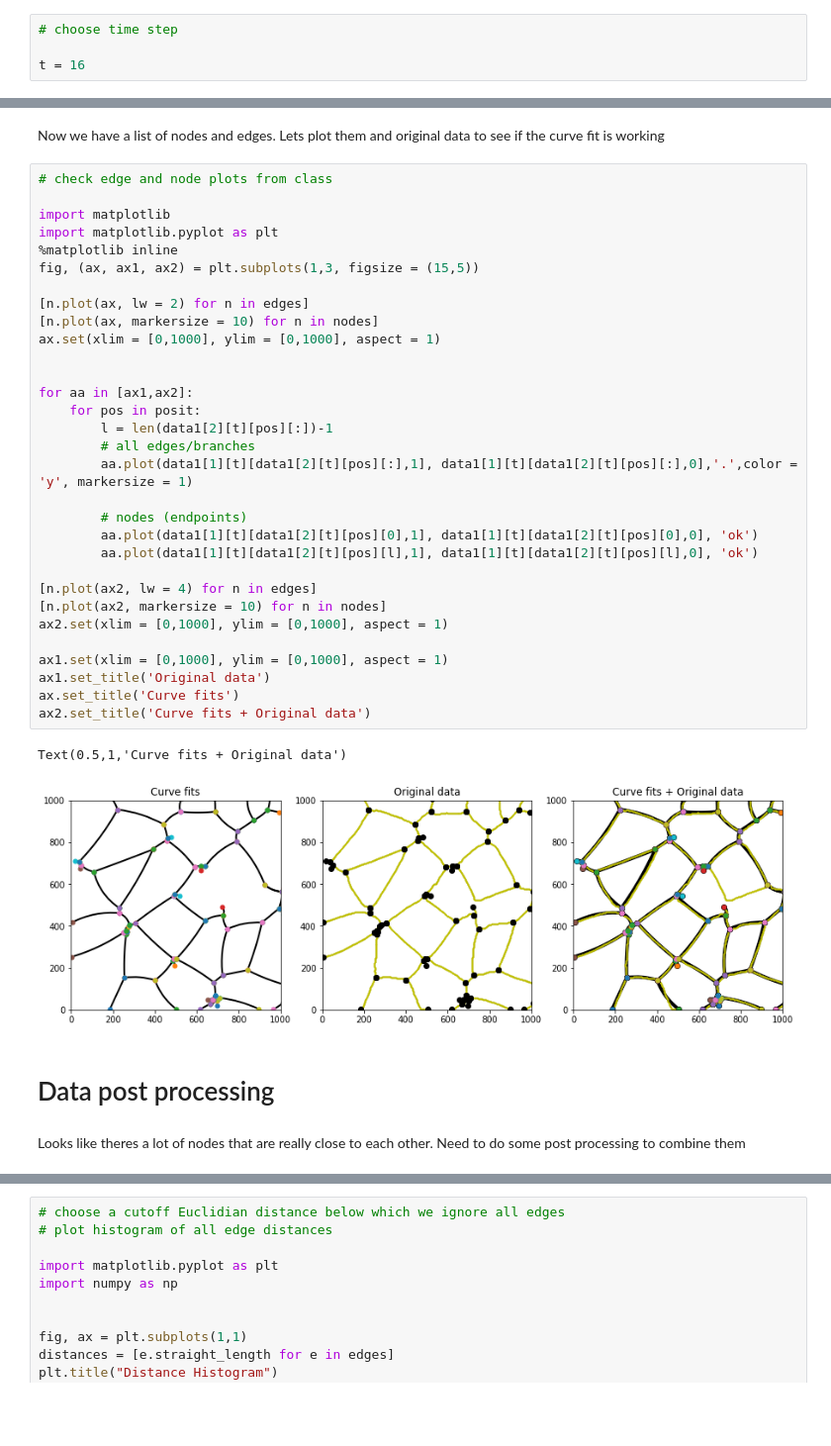
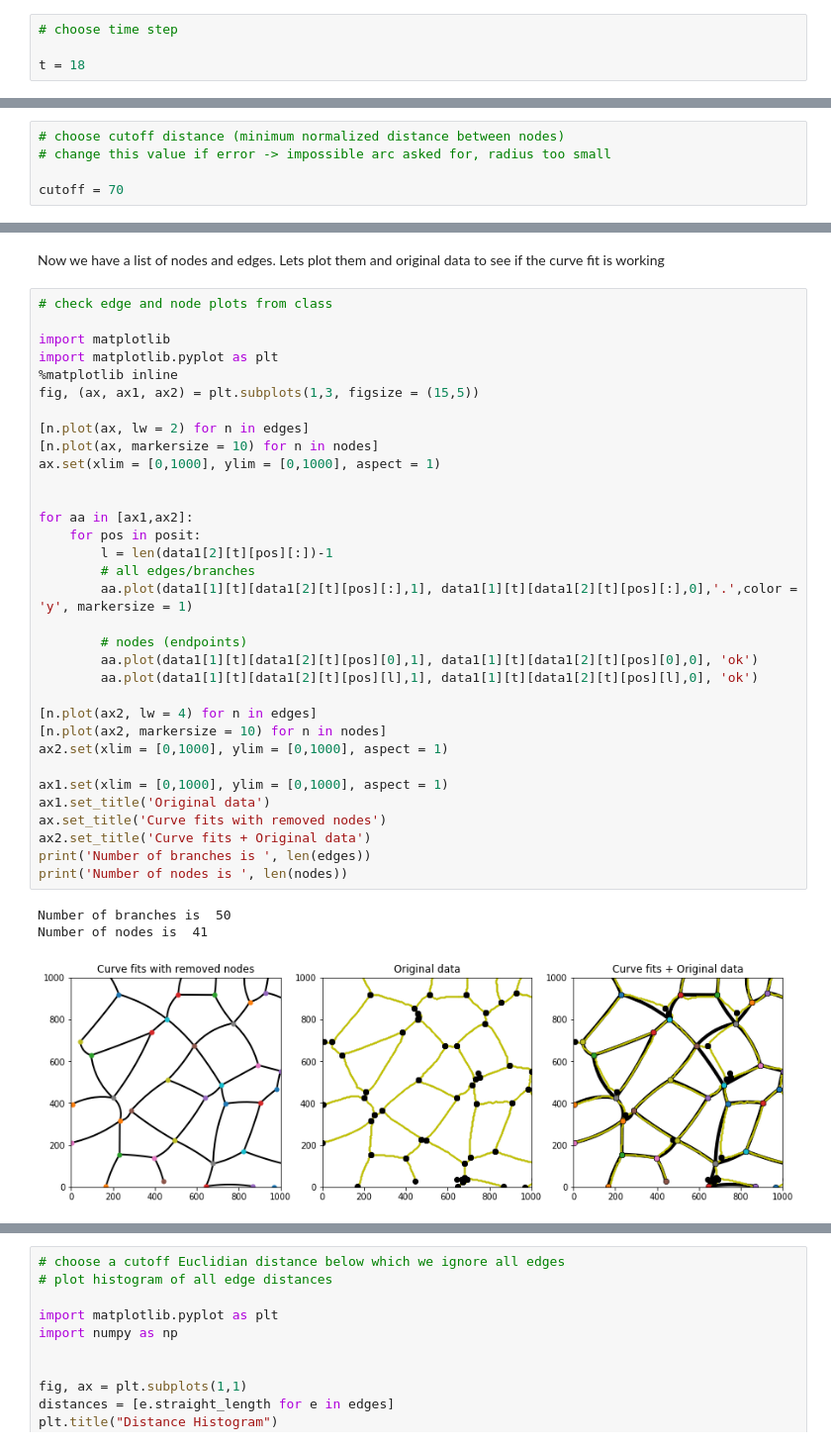
Before and after one commit to AllenCellModeling/DLITE, a Jupyter notebook: notebooks/Z01 load test1.ipynb, the cells around one changed output, grey strips where cells are left out. Shown at 99% size. Cells and saved outputs as stored; diff of their text form; blank space fills up the shorter version.

```diff
--- a/notebooks/Z01 load test1.ipynb
+++ b/notebooks/Z01 load test1.ipynb
@@ -13,7 +13,7 @@ data1 = pickle.load(pkl_file)
 # %%
 # choose time step
 
-t = 16
+t = 18
 # %%
 # plot edge, node and image data at time step t
 
@@ -65,3 +74,8 @@ Now we put the nodes and edges into our data structure and perform curve fits to
+# %%
+# choose cutoff distance (minimum normalized distance between nodes)
+# change this value if error -> impossible arc asked for, radius too small
+
+cutoff = 70
 # %%
 # put data into node and edge classes and perform curve fitting
 
@@ -123,37 +184,36 @@ Now we have a list of nodes and edges. Lets plot them and original data to see i
 # check edge and node plots from class
 
 import matplotlib
 import matplotlib.pyplot as plt
 %matplotlib inline
 fig, (ax, ax1, ax2) = plt.subplots(1,3, figsize = (15,5))
 
 [n.plot(ax, lw = 2) for n in edges]
 [n.plot(ax, markersize = 10) for n in nodes]
 ax.set(xlim = [0,1000], ylim = [0,1000], aspect = 1)
 
 
 for aa in [ax1,ax2]:
     for pos in posit:
         l = len(data1[2][t][pos][:])-1
         # all edges/branches
         aa.plot(data1[1][t][data1[2][t][pos][:],1], data1[1][t][data1[2][t][pos][:],0],'.',color = 'y', markersize = 1)
 
         # nodes (endpoints)
         aa.plot(data1[1][t][data1[2][t][pos][0],1], data1[1][t][data1[2][t][pos][0],0], 'ok')
         aa.plot(data1[1][t][data1[2][t][pos][l],1], data1[1][t][data1[2][t][pos][l],0], 'ok')
 
 [n.plot(ax2, lw = 4) for n in edges]
 [n.plot(ax2, markersize = 10) for n in nodes]
 ax2.set(xlim = [0,1000], ylim = [0,1000], aspect = 1)
 
 ax1.set(xlim = [0,1000], ylim = [0,1000], aspect = 1)
 ax1.set_title('Original data')
-ax.set_title('Curve fits')
+ax.set_title('Curve fits with removed nodes')
 ax2.set_title('Curve fits + Original data')
+print('Number of branches is ', len(edges))
+print('Number of nodes is ', len(nodes))
 # %% [output]
-Text(0.5,1,'Curve fits + Original data')
+Number of branches is  50
+Number of nodes is  41
-[figure, old version]
+[figure, new version]
-# %% [markdown]
-# Data post processing
-# %% [markdown]
-Looks like theres a lot of nodes that are really close to each other. Need to do some post processing to combine them
```
Also changed, not shown: parts of 27 cells of this notebook, 4 other files.
